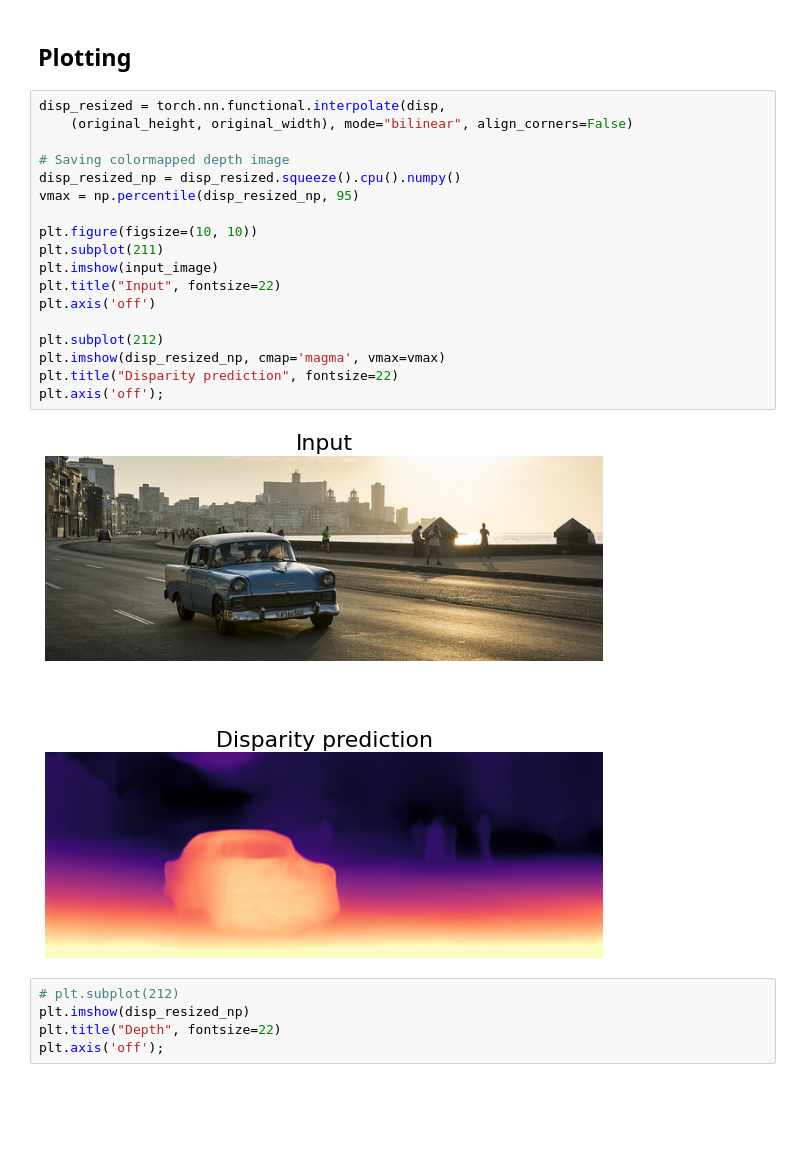
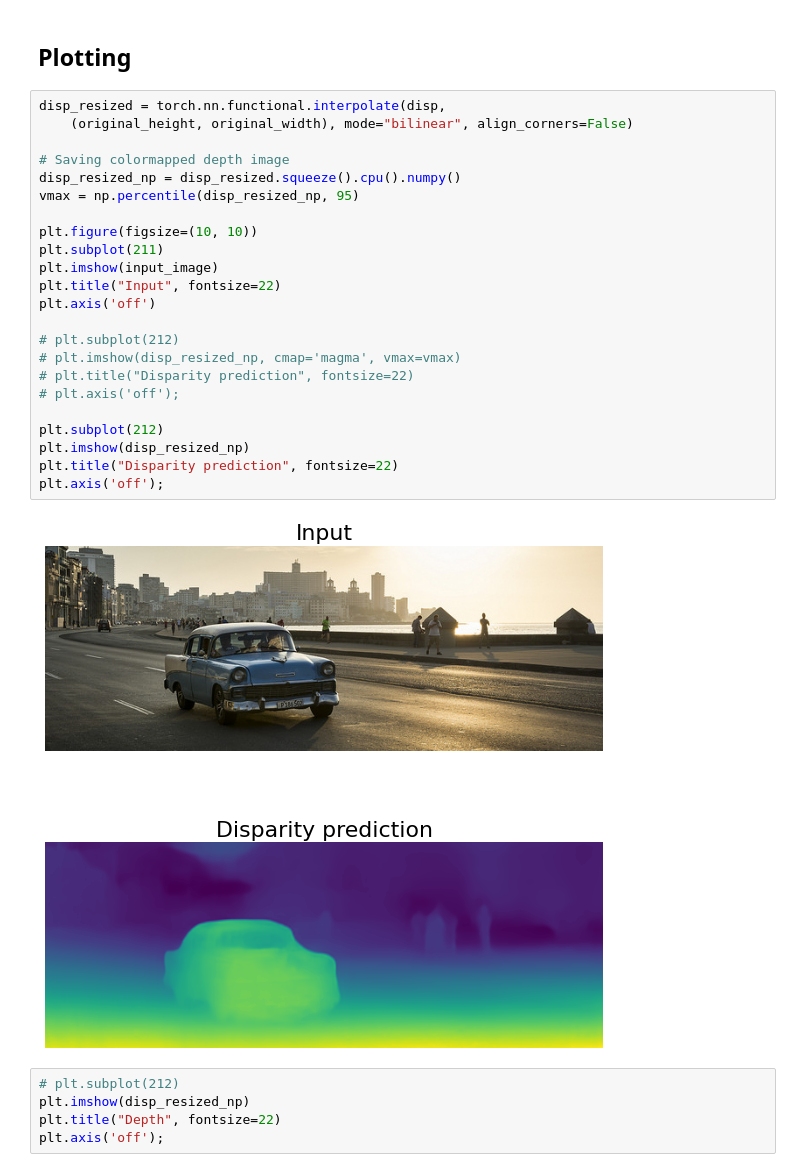
Before and after one commit to Akilax0/monodepth2, a Jupyter notebook: depth_prediction_example.ipynb, the cells around one changed output. Cells and saved outputs as stored; diff of their text form; blank space fills up the shorter version.

Commit message:
disp/depth maps

```diff
--- a/depth_prediction_example.ipynb
+++ b/depth_prediction_example.ipynb
@@ -71,23 +86,28 @@ disp = outputs[("disp", 0)]
 # %%
 disp_resized = torch.nn.functional.interpolate(disp,
     (original_height, original_width), mode="bilinear", align_corners=False)
 
 # Saving colormapped depth image
 disp_resized_np = disp_resized.squeeze().cpu().numpy()
 vmax = np.percentile(disp_resized_np, 95)
 
 plt.figure(figsize=(10, 10))
 plt.subplot(211)
 plt.imshow(input_image)
 plt.title("Input", fontsize=22)
 plt.axis('off')
 
+# plt.subplot(212)
+# plt.imshow(disp_resized_np, cmap='magma', vmax=vmax)
+# plt.title("Disparity prediction", fontsize=22)
+# plt.axis('off');
+
 plt.subplot(212)
-plt.imshow(disp_resized_np, cmap='magma', vmax=vmax)
+plt.imshow(disp_resized_np)
 plt.title("Disparity prediction", fontsize=22)
 plt.axis('off');
 # %% [output]
-[figure, old version]
+[figure, new version]
 # %%
 # plt.subplot(212)
 plt.imshow(disp_resized_np)
```
Also changed, not shown: parts of 3 cells of this notebook, 9 other files.
